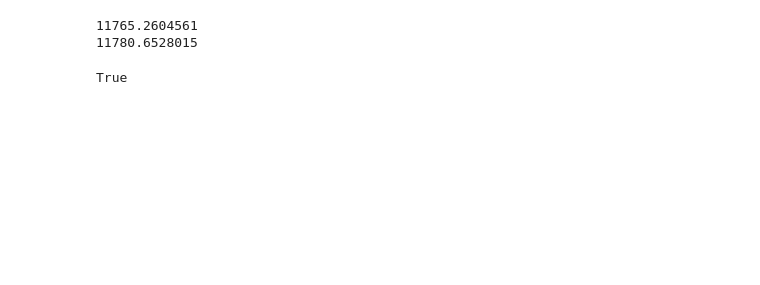
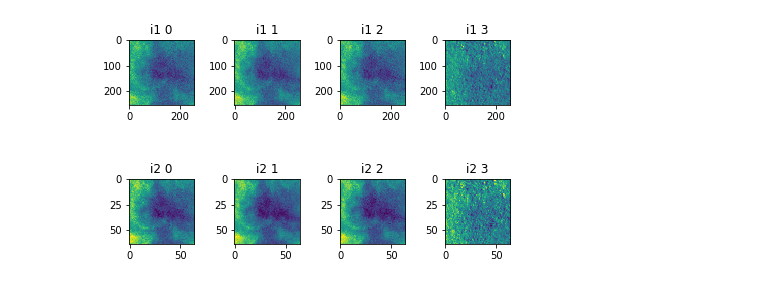
Before and after one commit to MightyBird01/planet, a Jupyter notebook: pynb_resizeTIF.ipynb, the cells around one changed output. Saved outputs shown, nothing was run; the diff lists cells and outputs as text; code cells hidden in the pictures; blank space fills up the shorter version.

```diff
--- a/pynb_resizeTIF.ipynb
+++ b/pynb_resizeTIF.ipynb
@@ -64,15 +48,0 @@ for fl in files:
-# %%
-name = 'train_1030.tif'
-i1 = io.imread(path1+trainPath+'/'+name)
-i2 = resizeImage(i1)
-
-print (np.mean(i1))
-print (np.mean(i2))
-
-cv2.imwrite(path1+targetTrainPath+'/'+name, i2)
-#plt.imshow(i1[:,:,1])
-#plt.imshow(i2[:,:,1])
-# %% [output]
-11765.2604561
-11780.6528015
-True
@@ -87,0 +90,31 @@ plt.show()
+# %%
+
+i1 = io.imread(path1+trainPath+'/'+'train_1140.tif')
+i2 = io.imread(path1+targetTrainPath+'/'+'train_1140.tif')
+
+fig, axes = plt.subplots(nrows=2, ncols=4)
+#                         sharex=True, sharey=True)
+
+ax = axes.ravel()
+
+ax[0].imshow(i1[:,:,0])
+ax[0].set_title("i1 0")
+ax[1].imshow(i1[:,:,1])
+ax[1].set_title("i1 1")
+ax[2].imshow(i1[:,:,2])
+ax[2].set_title("i1 2")
+ax[3].imshow(i1[:,:,3])
+ax[3].set_title("i1 3")
+ax[4].imshow(i2[:,:,0])
+ax[4].set_title("i2 0")
+ax[5].imshow(i2[:,:,1])
+ax[5].set_title("i2 1")
+ax[6].imshow(i2[:,:,2])
+ax[6].set_title("i2 2")
+ax[7].imshow(i2[:,:,3])
+ax[7].set_title("i2 3")
+
+plt.tight_layout()
+plt.show()
+# %% [output]
+[figure, added]
```
Also changed, not shown: parts of 5 cells of this notebook.
